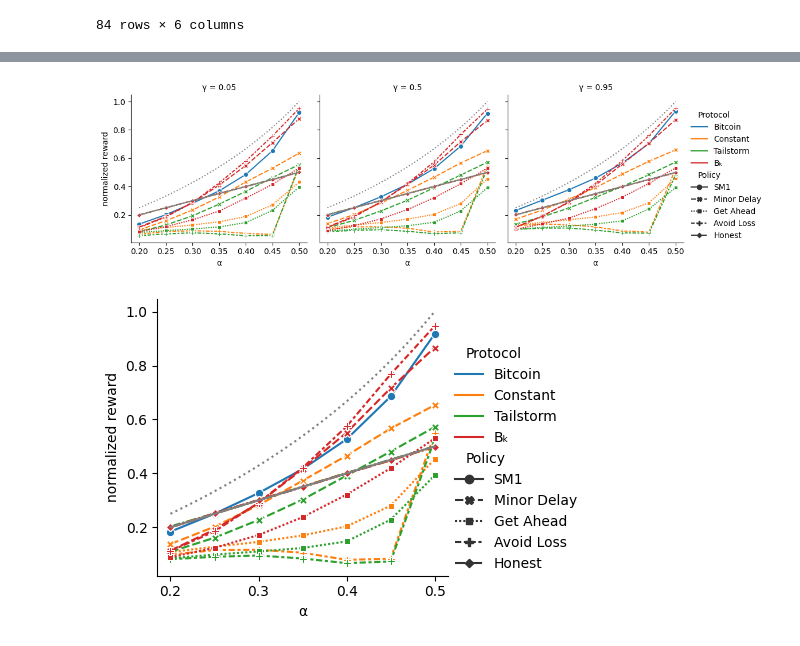
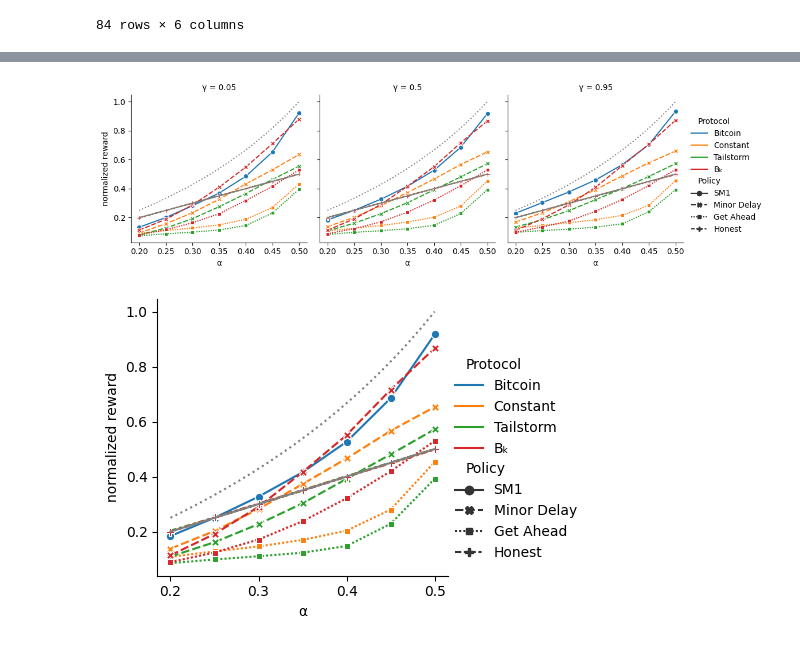
Before and after one commit to pkel/cpr, a Jupyter notebook: experiments/rl-eval/hard-coded-condensed.ipynb, the cells around one changed output, grey strips where cells are left out. Saved outputs shown, nothing was run; the diff lists cells and outputs as text; code cells hidden in the pictures.

Commit message:
Remove avoid loss policy

```diff
--- a/experiments/rl-eval/hard-coded-condensed.ipynb
+++ b/experiments/rl-eval/hard-coded-condensed.ipynb
@@ -171,39 +170,40 @@ subset.Protocol = pd.Categorical(
 )
 subset.Policy = pd.Categorical(
     subset.Policy,
-    categories=["SM1", "Minor Delay", "Get Ahead", "Avoid Loss", "Honest"],
+    # categories=["SM1", "Minor Delay", "Get Ahead", "Avoid Loss", "Honest"],
+    categories=["SM1", "Minor Delay", "Get Ahead", "Honest"],
 )
 subset["γ"] = subset.gamma
 subset["α"] = subset.alpha
 
 fig = sns.relplot(
     kind="line",
     data=subset,
     y="rpp_mean",
     x="α",
     col="γ",
     hue="Protocol",
     style="Policy",
     markers=True,
     height=3.5,
     aspect=1,
 )
 fig.set(ylabel="normalized reward")
 for ax in fig.axes.flatten():
     alpha = np.linspace(min(points.alpha), max(points.alpha), 20)
     ax.plot(alpha, alpha, linestyle="solid", color="gray")
     ax.plot(alpha, alpha / (1 - alpha), linestyle="dotted", color="gray")
 
 
 fig.savefig(
     "reward_per_progress_hard_coded.png",
     dpi=600,
     bbox_inches="tight",
     transparent=True,
     pad_inches=0,
 )
 # %% [output]
-[figure, old version]
+[figure, new version]
 # %%
 fig = sns.relplot(
     kind="line",
@@ -231,4 +231,4 @@ fig.savefig(
     pad_inches=0,
 )
 # %% [output]
-[figure, old version]
+[figure, new version]
```
Also changed, not shown: parts of 2 cells of this notebook, 5 other files.
